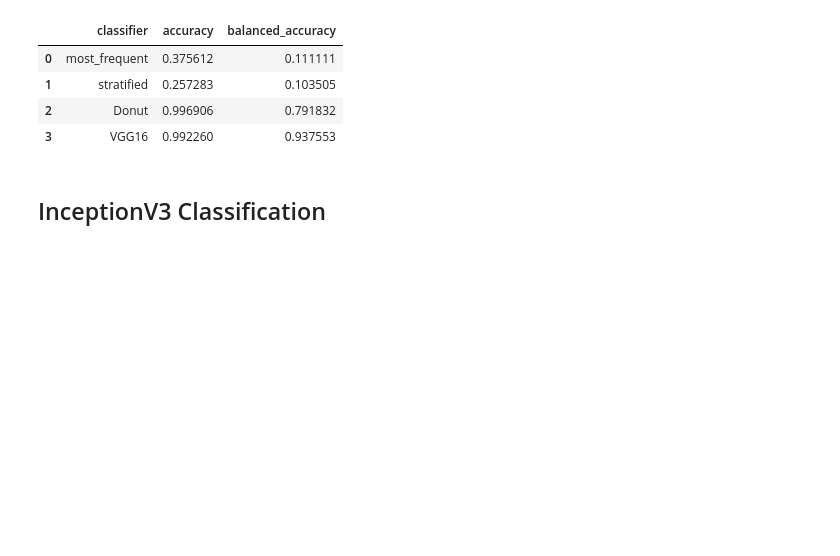
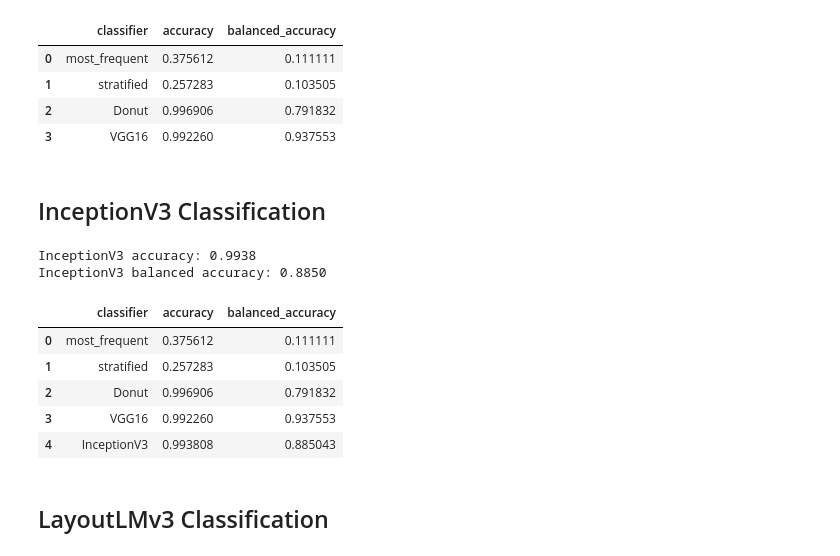
Before and after one commit to sn0lian/Sebastian-Strobel-Hauptprojekt, a Jupyter notebook: AverageMetrics.ipynb, the cells around one changed output. Cells and saved outputs as stored; diff of their text form; code cells hidden in the pictures; blank space fills up the shorter version.

Commit message:
calculated accuracy and average accuracy for InceptionV3

```diff
--- a/AverageMetrics.ipynb
+++ b/AverageMetrics.ipynb
@@ -170,3 +174,23 @@ pd.DataFrame(results)
 | 3 | VGG16 | 0.992260 | 0.937553 |
 # %% [markdown]
 ## InceptionV3 Classification
+# %%
+# Load the predictions of the best InceptionV3 model
+inceptionv3_y_true = np.load(os.path.join('Arrays', 'InceptionV3', f'y_test.npy'))
+inceptionv3_y_true = [classes[np.argmax(sample)] for sample in inceptionv3_y_true]
+inceptionv3_y_pred = np.load(os.path.join('Arrays', 'InceptionV3', f'predictions_all_layer_100epochs_10_5.npy'))
+evaluate('InceptionV3', inceptionv3_y_true, inceptionv3_y_pred)
+# %% [output]
+InceptionV3 accuracy: 0.9938
+InceptionV3 balanced accuracy: 0.8850
+# %%
+pd.DataFrame(results)
+# %% [output]
+|  | classifier | accuracy | balanced_accuracy |
+| 0 | most_frequent | 0.375612 | 0.111111 |
+| 1 | stratified | 0.257283 | 0.103505 |
+| 2 | Donut | 0.996906 | 0.791832 |
+| 3 | VGG16 | 0.992260 | 0.937553 |
+| 4 | InceptionV3 | 0.993808 | 0.885043 |
+# %% [markdown]
+## LayoutLMv3 Classification
```
Also changed, not shown: parts of 3 cells of this notebook, 1 other file.
